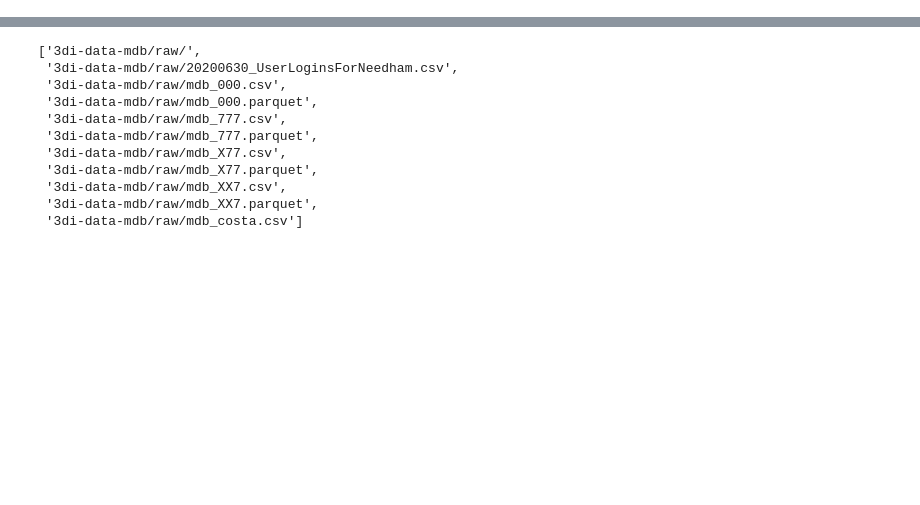
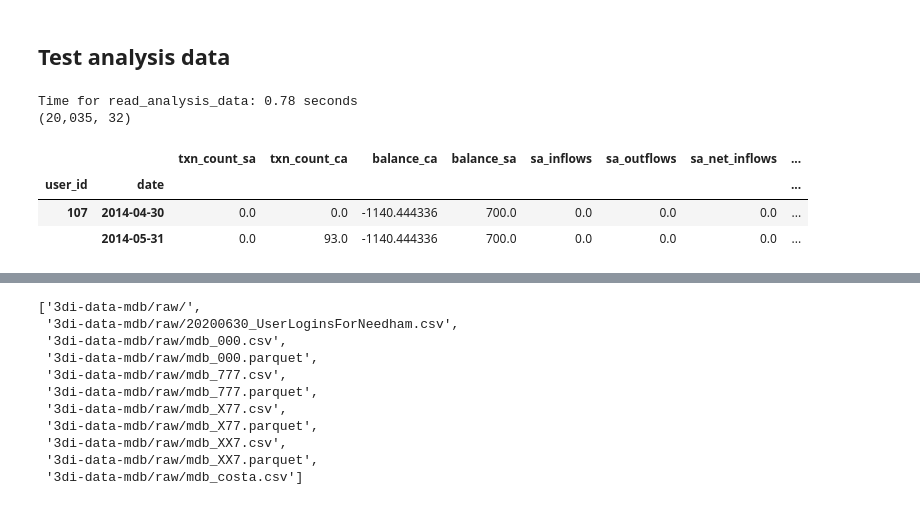
Before and after one commit to fabiangunzinger/entropy, a Jupyter notebook: notebooks/preproc_pipeline_tester.ipynb, the cells around one changed output, grey strips where cells are left out. Saved outputs shown, nothing was run; the diff lists cells and outputs as text; code cells hidden in the pictures; blank space fills up the shorter version.

```diff
--- a/notebooks/preproc_pipeline_tester.ipynb
+++ b/notebooks/preproc_pipeline_tester.ipynb
@@ -78,0 +138,12 @@ Index(['Transaction Reference', 'User Reference', 'User Registration Date',
+# %% [markdown]
+## Test analysis data
+# %%
+df = hd.read_analysis_data()
+hd.inspect(df)
+# %% [output]
+Time for read_analysis_data: 0.78 seconds
+(20,035, 32)
+|  |  | txn_count_sa | txn_count_ca | balance_ca | balance_sa | sa_inflows | sa_outflows | sa_net_inflows | ... |
+| user_id | date |  |  |  |  |  |  |  | ... |
+| 107 | 2014-04-30 | 0.0 | 0.0 | -1140.444336 | 700.0 | 0.0 | 0.0 | 0.0 | ... |
+|  | 2014-05-31 | 0.0 | 93.0 | -1140.444336 | 700.0 | 0.0 | 0.0 | 0.0 | ... |
```
Also changed, not shown: parts of 19 cells of this notebook, 11 other files.
